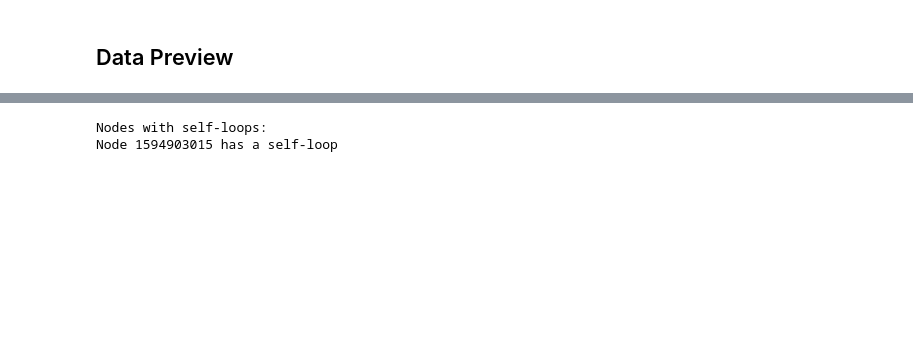
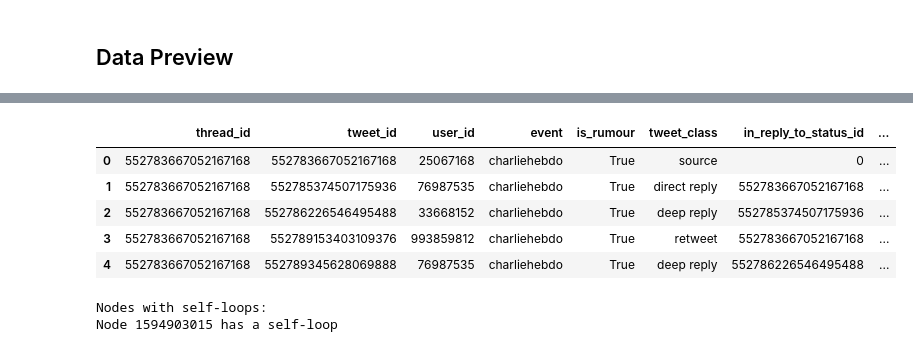
Before and after one commit to egeorg02/RumourDetection, a Jupyter notebook: communities.ipynb, the cells around one changed output, grey strips where cells are left out. Drawn from its saved outputs; the diff is of its cells as text; code cells hidden in the pictures; blank space fills up the shorter version.

```diff
--- a/communities.ipynb
+++ b/communities.ipynb
@@ -9,3 +29,12 @@ tweets_df = data_manager.get_tweets_df()
+# %%
+tweets_df.head()
+# %% [output]
+|  | thread_id | tweet_id | user_id | event | is_rumour | tweet_class | in_reply_to_status_id | ... |
+| 0 | 552783667052167168 | 552783667052167168 | 25067168 | charliehebdo | True | source | 0 | ... |
+| 1 | 552783667052167168 | 552785374507175936 | 76987535 | charliehebdo | True | direct reply | 552783667052167168 | ... |
+| 2 | 552783667052167168 | 552786226546495488 | 33668152 | charliehebdo | True | deep reply | 552785374507175936 | ... |
+| 3 | 552783667052167168 | 552789153403109376 | 993859812 | charliehebdo | True | retweet | 552783667052167168 | ... |
+| 4 | 552783667052167168 | 552789345628069888 | 76987535 | charliehebdo | True | deep reply | 552786226546495488 | ... |
 # %%
 import networkx as nx
 
```
Also changed, not shown: parts of 1 cell of this notebook, 3 other files.
